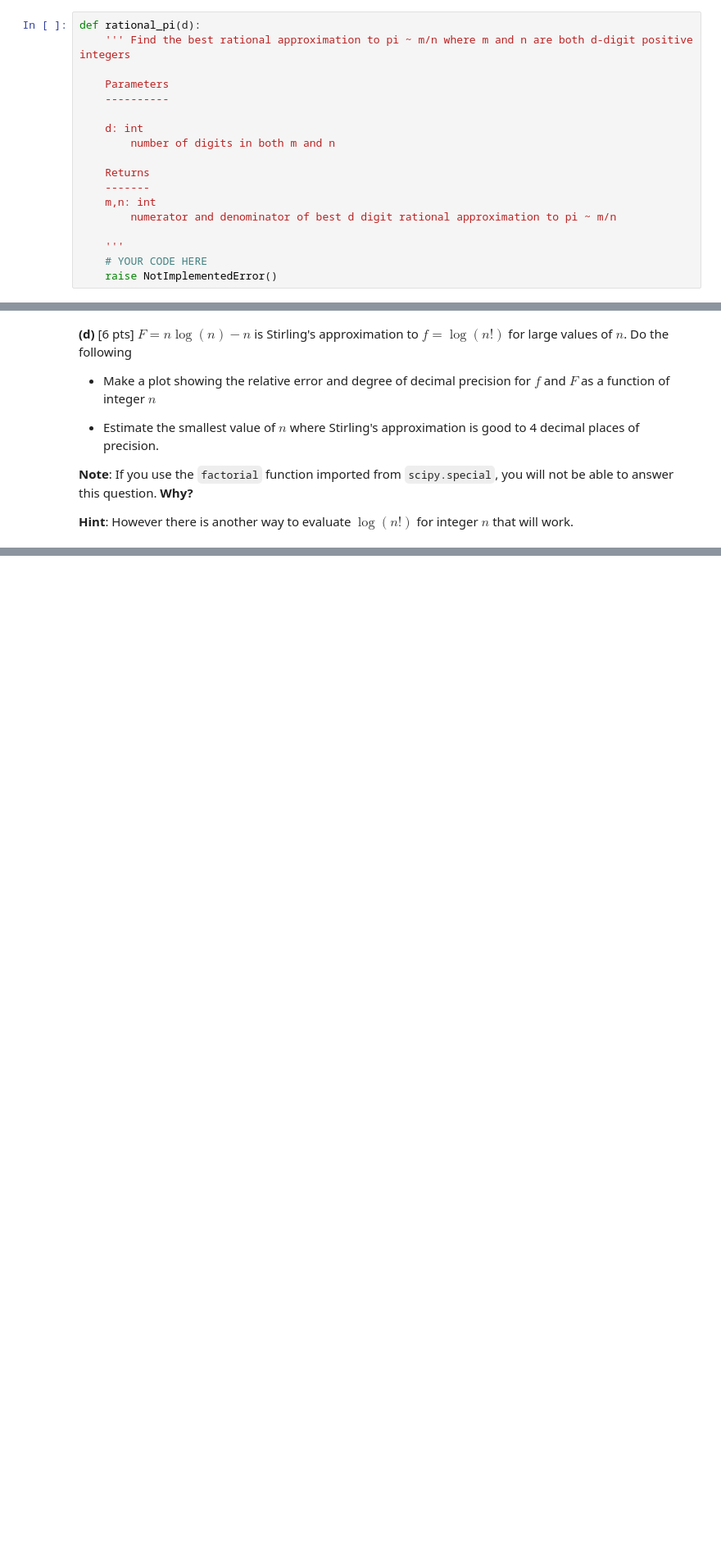
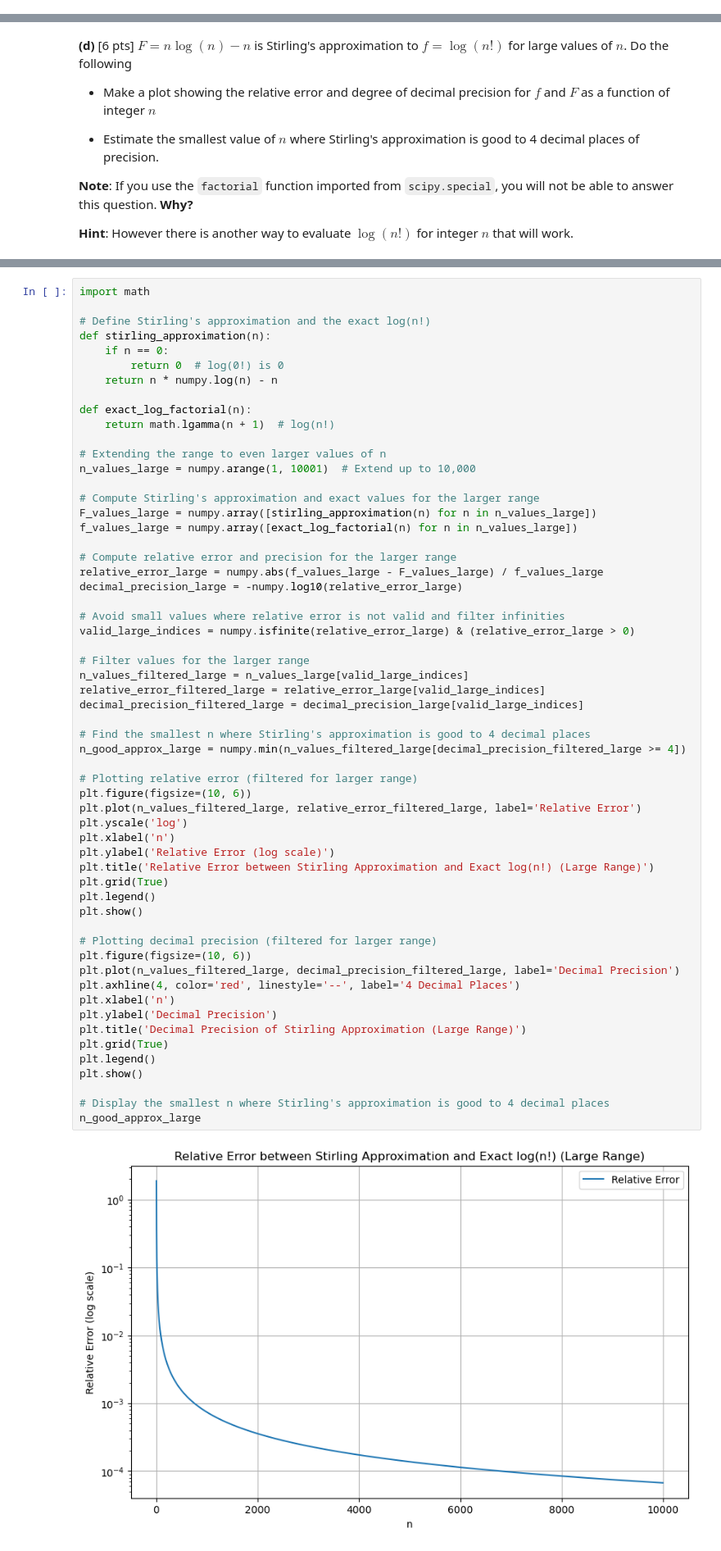
Before and after one commit to ArminNouri/intro-numerical-methods, a Jupyter notebook: hw1/HW1_error-1.ipynb, the cells around one changed output, grey strips where cells are left out. Shown at 82% size. Saved outputs shown, nothing was run; the diff lists cells and outputs as text; blank space fills up the shorter version.

```diff
--- a/hw1/HW1_error-1.ipynb
+++ b/hw1/HW1_error-1.ipynb
@@ -134,21 +134,3 @@ two $d$ digit positive integers $m,n$ such that
 $$ F = \frac{m}{n} \sim \pi$$
 
 (hint:  $355/113$ is the best 3-digit rational approximation)
-# %%
-def rational_pi(d):
-    ''' Find the best rational approximation to pi ~ m/n where m and n are both d-digit positive integers
-
-    Parameters
-    ----------
-
-    d: int
-        number of digits in both m and n
-
-    Returns
-    -------
-    m,n: int
-        numerator and denominator of best d digit rational approximation to pi ~ m/n
-
-    '''
-    # YOUR CODE HERE
-    raise NotImplementedError()
@@ -181,0 +209,60 @@ raise NotImplementedError()
+# %%
+import math
+
+# Define Stirling's approximation and the exact log(n!)
+def stirling_approximation(n):
+    if n == 0:
+        return 0  # log(0!) is 0
+    return n * numpy.log(n) - n
+
+def exact_log_factorial(n):
+    return math.lgamma(n + 1)  # log(n!)
+
+# Extending the range to even larger values of n
+n_values_large = numpy.arange(1, 10001)  # Extend up to 10,000
+
+# Compute Stirling's approximation and exact values for the larger range
+F_values_large = numpy.array([stirling_approximation(n) for n in n_values_large])
+f_values_large = numpy.array([exact_log_factorial(n) for n in n_values_large])
+
+# Compute relative error and precision for the larger range
+relative_error_large = numpy.abs(f_values_large - F_values_large) / f_values_large
+decimal_precision_large = -numpy.log10(relative_error_large)
+
+# Avoid small values where relative error is not valid and filter infinities
+valid_large_indices = numpy.isfinite(relative_error_large) & (relative_error_large > 0)
+
+# Filter values for the larger range
+n_values_filtered_large = n_values_large[valid_large_indices]
+relative_error_filtered_large = relative_error_large[valid_large_indices]
+decimal_precision_filtered_large = decimal_precision_large[valid_large_indices]
+
+# Find the smallest n where Stirling's approximation is good to 4 decimal places
+n_good_approx_large = numpy.min(n_values_filtered_large[decimal_precision_filtered_large >= 4])
+
+# Plotting relative error (filtered for larger range)
+plt.figure(figsize=(10, 6))
+plt.plot(n_values_filtered_large, relative_error_filtered_large, label='Relative Error')
+plt.yscale('log')
+plt.xlabel('n')
+plt.ylabel('Relative Error (log scale)')
+plt.title('Relative Error between Stirling Approximation and Exact log(n!) (Large Range)')
+plt.grid(True)
+plt.legend()
+plt.show()
+
+# Plotting decimal precision (filtered for larger range)
+plt.figure(figsize=(10, 6))
+plt.plot(n_values_filtered_large, decimal_precision_filtered_large, label='Decimal Precision')
+plt.axhline(4, color='red', linestyle='--', label='4 Decimal Places')
+plt.xlabel('n')
+plt.ylabel('Decimal Precision')
+plt.title('Decimal Precision of Stirling Approximation (Large Range)')
+plt.grid(True)
+plt.legend()
+plt.show()
+
+# Display the smallest n where Stirling's approximation is good to 4 decimal places
+n_good_approx_large
+# %% [output]
+[figure, added]
```
Also changed, not shown: parts of 5 cells of this notebook.
